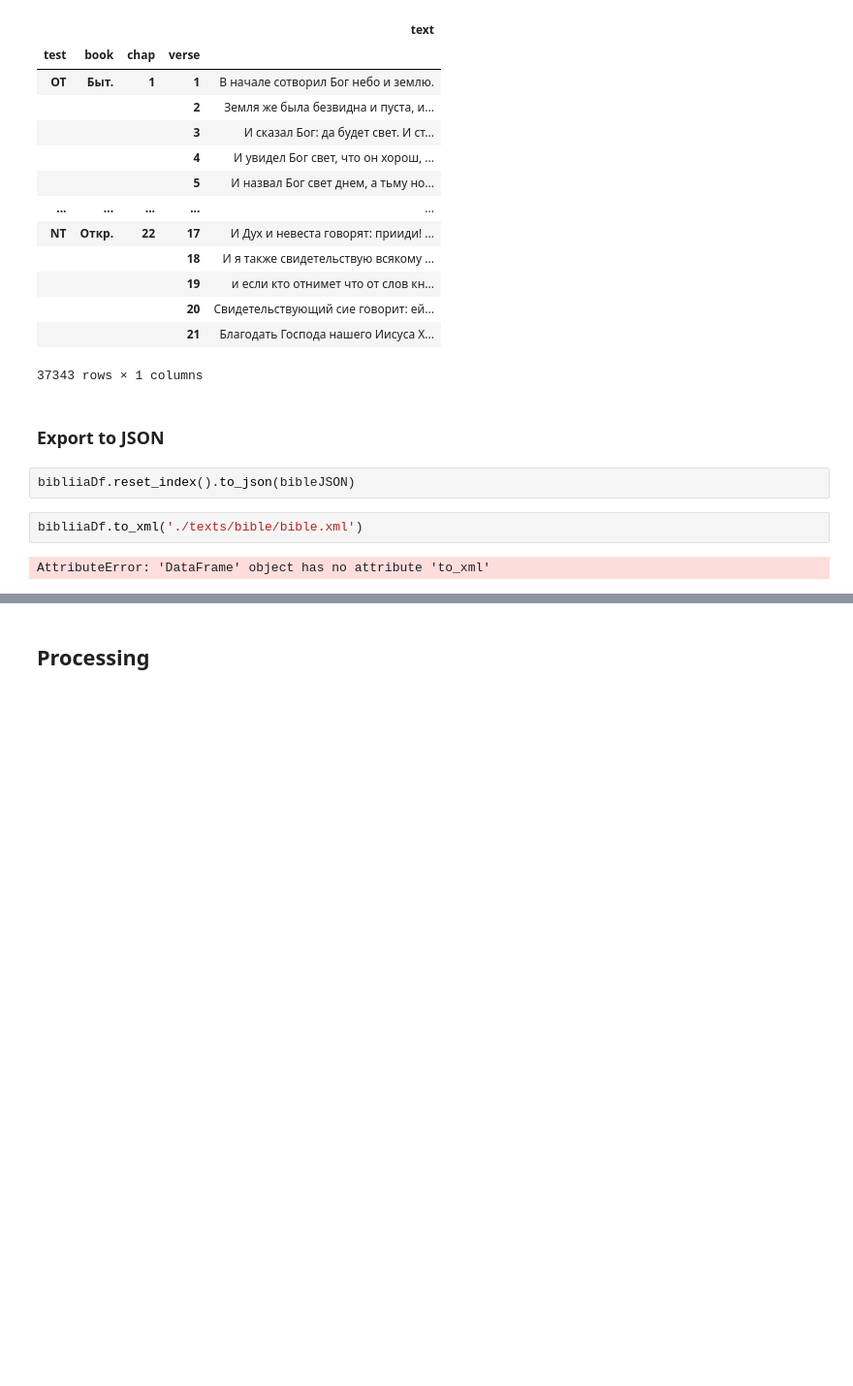
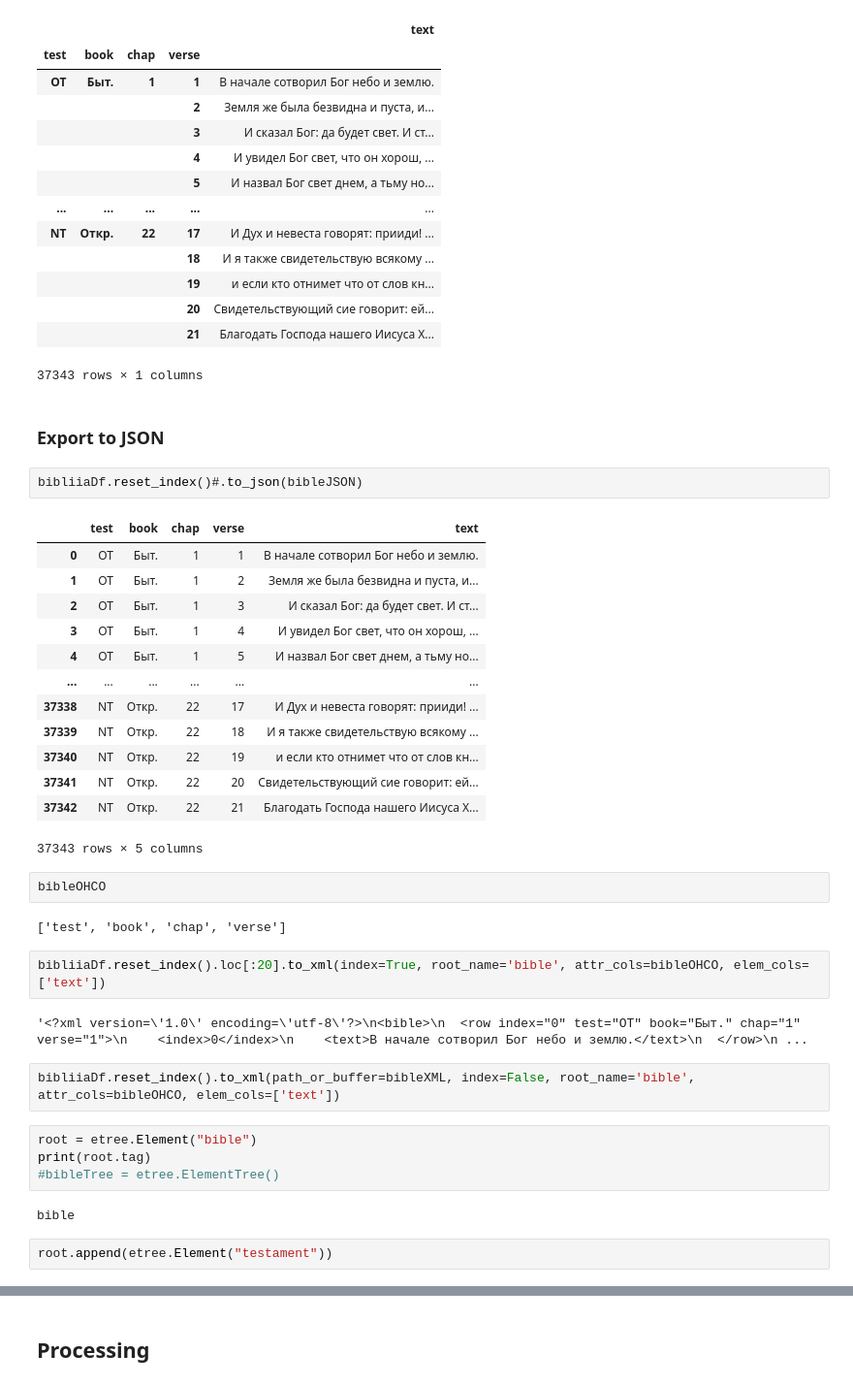
Before and after one commit to kollektivminds/russian-literary-bible, a Jupyter notebook: bible_processing.ipynb, the cells around one changed output, grey strips where cells are left out. Shown at 97% size. Saved outputs shown, nothing was run; the diff lists cells and outputs as text; blank space fills up the shorter version.

```diff
--- a/bible_processing.ipynb
+++ b/bible_processing.ipynb
@@ -220,8 +212,36 @@ bibliiaDf
 # %% [markdown]
 ### Export to JSON
 # %%
-bibliiaDf.reset_index().to_json(bibleJSON)
+bibliiaDf.reset_index()#.to_json(bibleJSON)
+# %% [output]
+|  | test | book | chap | verse | text |
+| 0 | OT | Быт. | 1 | 1 | В начале сотворил Бог небо и землю. |
+| 1 | OT | Быт. | 1 | 2 | Земля же была безвидна и пуста, и... |
+| 2 | OT | Быт. | 1 | 3 | И сказал Бог: да будет свет. И ст... |
+| 3 | OT | Быт. | 1 | 4 | И увидел Бог свет, что он хорош, ... |
+| 4 | OT | Быт. | 1 | 5 | И назвал Бог свет днем, а тьму но... |
+| ... | ... | ... | ... | ... | ... |
+| 37338 | NT | Откр. | 22 | 17 | И Дух и невеста говорят: прииди! ... |
+| 37339 | NT | Откр. | 22 | 18 | И я также свидетельствую всякому ... |
+| 37340 | NT | Откр. | 22 | 19 | и если кто отнимет что от слов кн... |
+| 37341 | NT | Откр. | 22 | 20 | Свидетельствующий сие говорит: ей... |
+| 37342 | NT | Откр. | 22 | 21 | Благодать Господа нашего Иисуса Х... |
+37343 rows × 5 columns
+# %%
+bibleOHCO
+# %% [output]
+['test', 'book', 'chap', 'verse']
 # %%
-bibliiaDf.to_xml('./texts/bible/bible.xml')
+bibliiaDf.reset_index().loc[:20].to_xml(index=True, root_name='bible', attr_cols=bibleOHCO, elem_cols=['text'])
 # %% [output]
-AttributeError: 'DataFrame' object has no attribute 'to_xml'
+'<?xml version=\'1.0\' encoding=\'utf-8\'?>\n<bible>\n  <row index="0" test="OT" book="Быт." chap="1" verse="1">\n    <index>0</index>\n    <text>В начале сотворил Бог небо и землю.</text>\n  </row>\n ...
+# %%
+bibliiaDf.reset_index().to_xml(path_or_buffer=bibleXML, index=False, root_name='bible', attr_cols=bibleOHCO, elem_cols=['text'])
+# %%
+root = etree.Element("bible")
+print(root.tag)
+#bibleTree = etree.ElementTree()
+# %% [output]
+bible
+# %%
+root.append(etree.Element("testament"))
```
Also changed, not shown: parts of 41 cells of this notebook.
